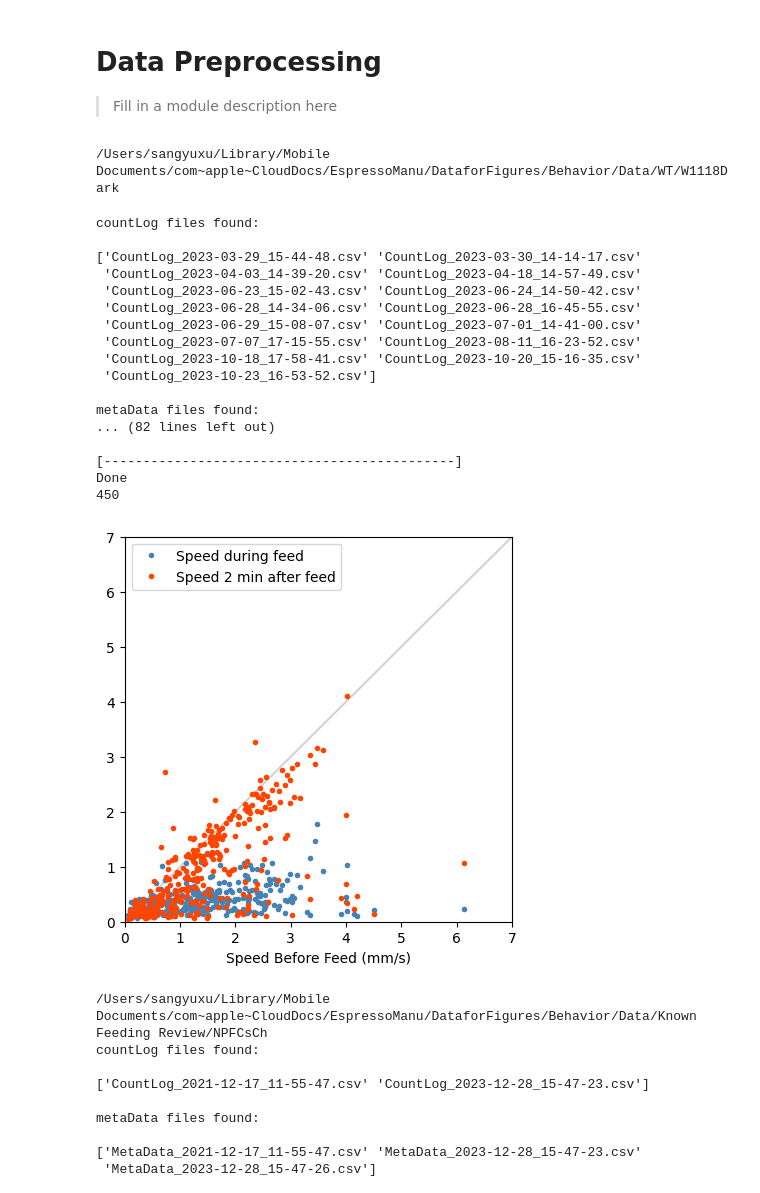
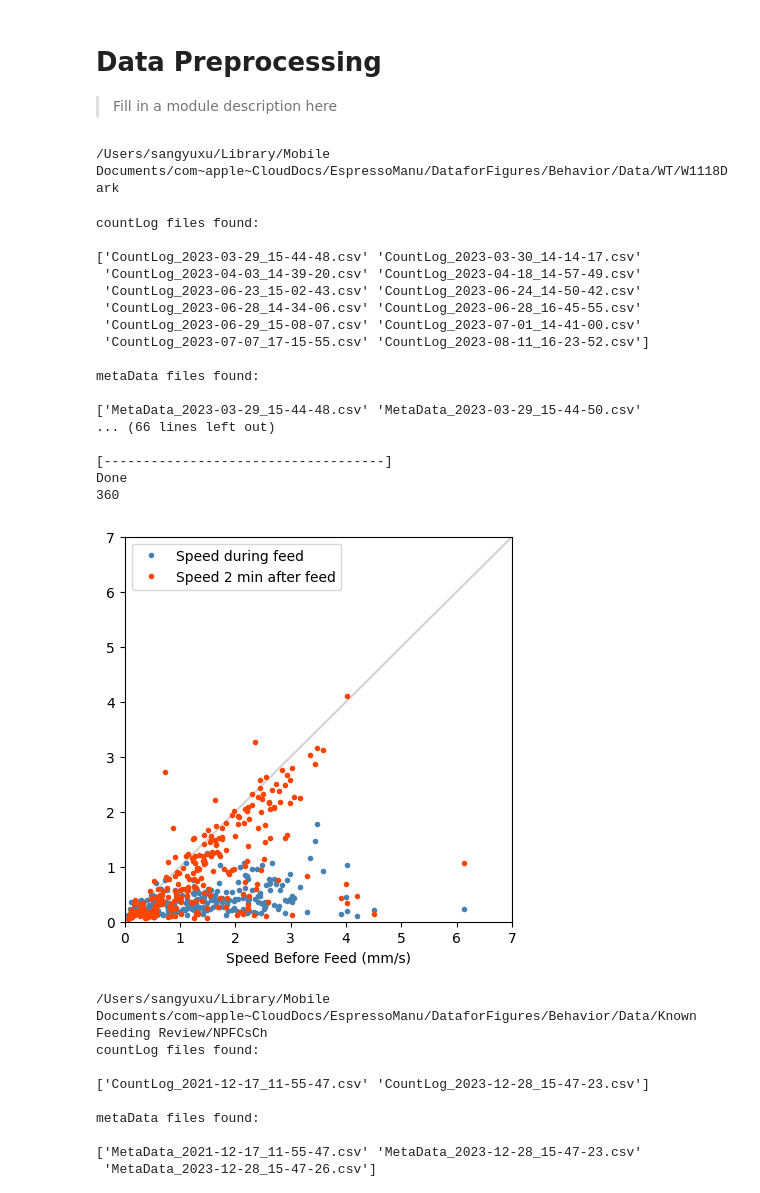
Before and after one commit to sangyu/Holophenotype5HT, a Jupyter notebook: nbs/00_Preprocessing/01_Behavior Preprocessing.ipynb, the cells around one changed output. Cells and saved outputs as stored; diff of their text form; code cells hidden in the pictures.

```diff
--- a/nbs/00_Preprocessing/01_Behavior Preprocessing.ipynb
+++ b/nbs/00_Preprocessing/01_Behavior Preprocessing.ipynb
@@ -72,32 +72,35 @@ def preprocessData(input_path, output_path):
             data.to_csv(output_path+ '/' + i + '_ele.csv', index = False)
 # %%
 datapaths = [
-    # 'RNAi', 'Known Feeding Review', 'Main 5HT', 'Novel VNC Splits', 'Intersection',
-             'WT']
+    # 'RNAi',
+    # 'Known Feeding Review',
+    # 'Main 5HT', 'Novel VNC Splits', 'Intersection',
+             'WT'
+]
 pickle_path = '/Users/sangyuxu/Library/Mobile Documents/com~apple~CloudDocs/EspressoManu/DataforFigures/Behavior/Data/pickles/'
 for i in datapaths:
     preprocessData('/Users/sangyuxu/Library/Mobile Documents/com~apple~CloudDocs/EspressoManu/DataforFigures/Behavior/Data/'+ i,
                pickle_path)
 # %% [output]
 /Users/sangyuxu/Library/Mobile Documents/com~apple~CloudDocs/EspressoManu/DataforFigures/Behavior/Data/WT/W1118Dark
 countLog files found:
 
 ['CountLog_2023-03-29_15-44-48.csv' 'CountLog_2023-03-30_14-14-17.csv'
  'CountLog_2023-04-03_14-39-20.csv' 'CountLog_2023-04-18_14-57-49.csv'
  'CountLog_2023-06-23_15-02-43.csv' 'CountLog_2023-06-24_14-50-42.csv'
  'CountLog_2023-06-28_14-34-06.csv' 'CountLog_2023-06-28_16-45-55.csv'
  'CountLog_2023-06-29_15-08-07.csv' 'CountLog_2023-07-01_14-41-00.csv'
- 'CountLog_2023-07-07_17-15-55.csv' 'CountLog_2023-08-11_16-23-52.csv'
- 'CountLog_2023-10-18_17-58-41.csv' 'CountLog_2023-10-20_15-16-35.csv'
- 'CountLog_2023-10-23_16-53-52.csv']
+ 'CountLog_2023-07-07_17-15-55.csv' 'CountLog_2023-08-11_16-23-52.csv']
 
 metaData files found:
-... (82 lines left out)
 
-[---------------------------------------------]
+['MetaData_2023-03-29_15-44-48.csv' 'MetaData_2023-03-29_15-44-50.csv'
+... (66 lines left out)
+
+[------------------------------------]
 Done
-450
+360
-[figure, old version]
+[figure, new version]
 # %%
 #| hide
 import nbdev; nbdev.nbdev_export()
```
Also changed, not shown: 2 other files.
